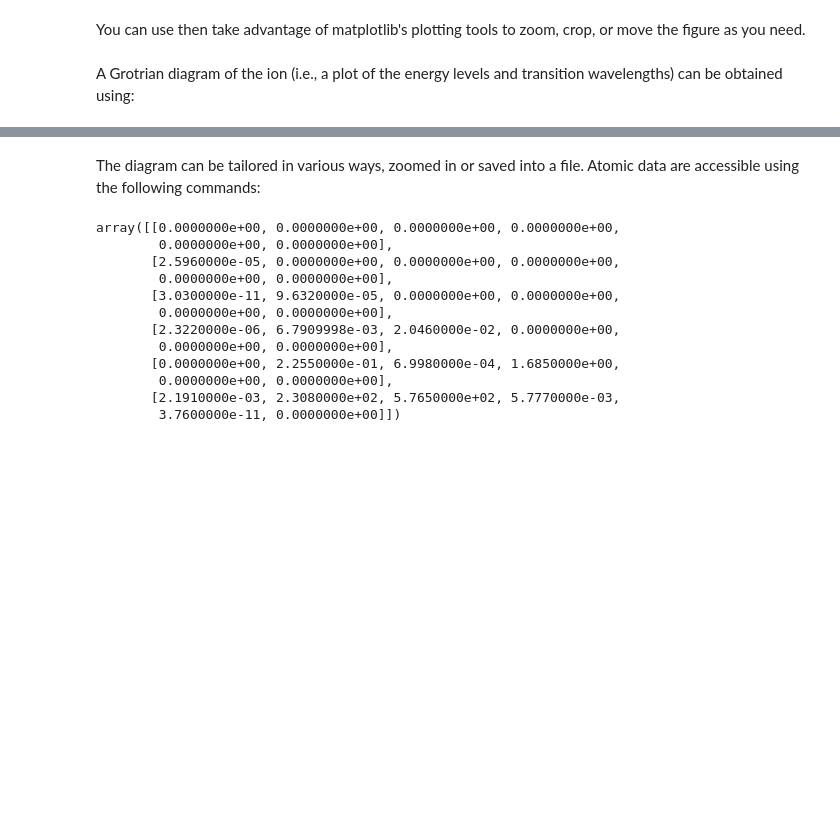
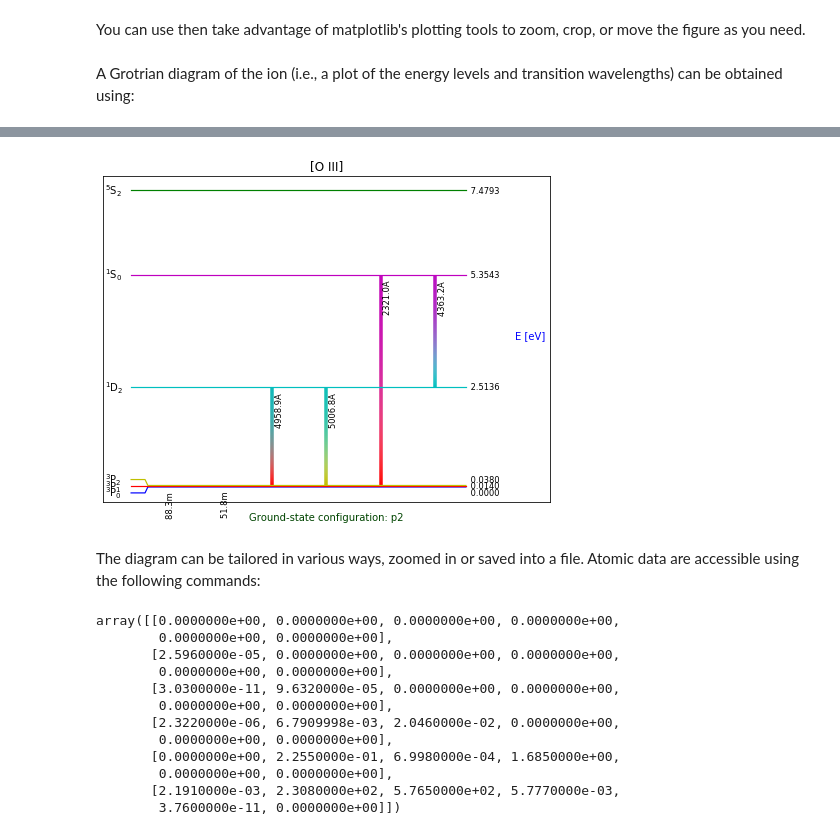
Before and after one commit to Morisset/PyNeb_devel, a Jupyter notebook: docs/Notebooks/PyNeb_manual_1.ipynb, the cells around one changed output, grey strips where cells are left out. Saved outputs shown, nothing was run; the diff lists cells and outputs as text; code cells hidden in the pictures; blank space fills up the shorter version.

```diff
--- a/docs/Notebooks/PyNeb_manual_1.ipynb
+++ b/docs/Notebooks/PyNeb_manual_1.ipynb
@@ -193,6 +193,6 @@ You can use then take advantage of matplotlib's plotting tools to zoom, crop, or
 # %% [markdown]
 A Grotrian diagram of the ion (i.e., a plot of the energy levels and transition wavelengths) can be obtained using:
 # %%
-f, ax = plt.subplots(figsize=(10, 8))
+f, ax = plt.subplots(figsize=(8, 6))
 O3.plotGrotrian(tem=1e4, den=1e2, thresh_int=1e-3, unit = 'eV', ax=ax)
 # %% [output]
@@ -200,3 +199,4 @@ O3.plotGrotrian(tem=1e4, den=1e2, thresh_int=1e-3, unit = 'eV', ax=ax)
+[figure, added]
 # %% [markdown]
 The diagram can be tailored in various ways, zoomed in or saved into a file.
 Atomic data are accessible using the following commands:
```
Also changed, not shown: parts of 5 cells of this notebook, 20 other files.
